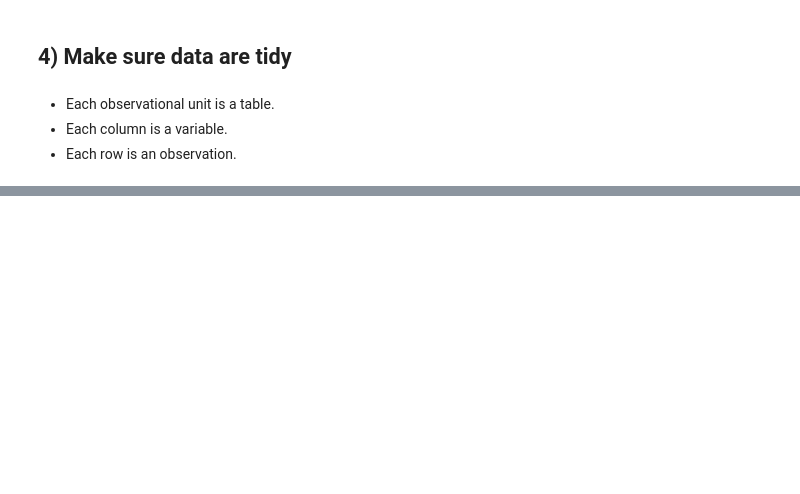
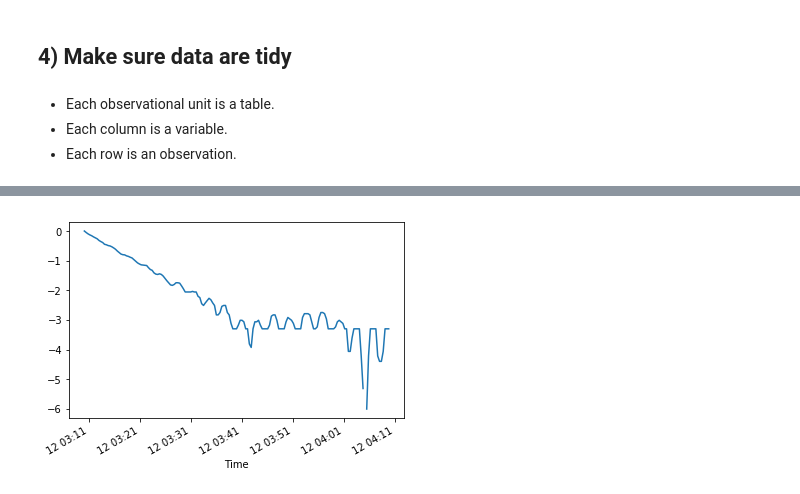
Before and after one commit to mkcor/exp-testing, a Jupyter notebook: demo.ipynb, the cells around one changed output, grey strips where cells are left out. Saved outputs shown, nothing was run; the diff lists cells and outputs as text; code cells hidden in the pictures; blank space fills up the shorter version.

```diff
--- a/demo.ipynb
+++ b/demo.ipynb
@@ -292,0 +319,2 @@ df.shape
+# %%
+s = df.loc['2017-09-12 03:10:00':'2017-09-12 04:10:00', :].copy()
@@ -292,0 +323,2 @@ df.shape
+# %%
+s['FLOW_norm'] = (s['FLOW'] - s['FLOW'].min()) / (s['FLOW'].max() - s['FLOW'].min())
@@ -292,0 +328,7 @@ df.shape
+# %%
+import numpy as np
+s['FLOW_log'] = np.log(s['FLOW_norm'])
+# %%
+s['FLOW_log'].plot();
+# %% [output]
+[figure, added]
```
Also changed, not shown: parts of 18 cells of this notebook, 1 other file.
